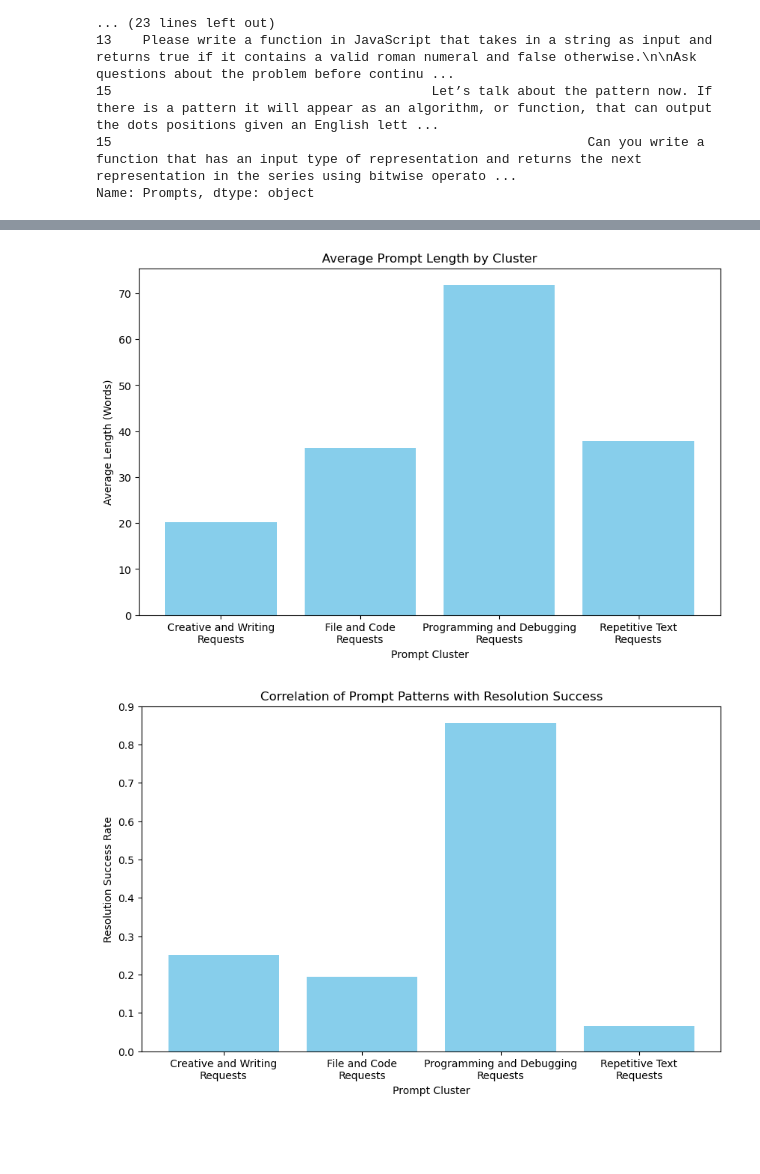
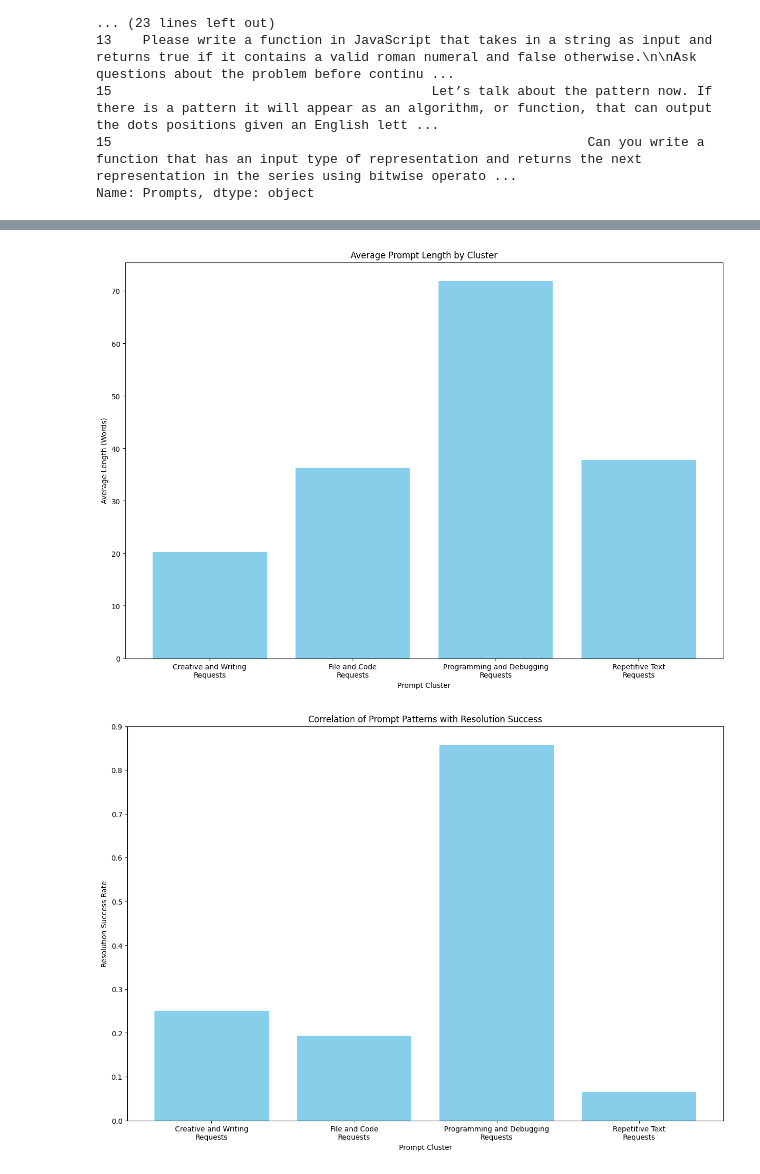
Before and after one commit to skywalker007-cpu/542_Project, a Jupyter notebook: RQ2.ipynb, the cells around one changed output, grey strips where cells are left out. Saved outputs shown, nothing was run; the diff lists cells and outputs as text; code cells hidden in the pictures; blank space fills up the shorter version.

```diff
--- a/RQ2.ipynb
+++ b/RQ2.ipynb
@@ -8,33 +8,35 @@ from collections import Counter
 import numpy as np
 import matplotlib.pyplot as plt
 
-# Paths to JSON files
-hacker_news_json_path = "20230727_195816_hn_sharings.json"
-issues_json_path = "20230727_195941_issue_sharings.json"
+# Paths to JSON files containing Hacker News discussions and issue tracking data
+hacker_news_json_path = "hack_news.json"
+issues_json_path = "issue.json"
 
-# Load and normalize the hacker_news JSON file
+# Load and normalize the Hacker News JSON file
 data_hacker_news = pd.read_json(hacker_news_json_path)
 df_hacker_news = pd.json_normalize(data_hacker_news["Sources"])
 
-# Extract prompts from ChatgptSharing
+# Function to extract prompts from ChatGPT-sharing conversations
 def extract_prompts(chatgpt_sharing):
+    """Extracts prompt text from ChatGPT-sharing conversations."""
     if not isinstance(chatgpt_sharing, list):
         return []
     return [conv.get('Prompt', '') for item in chatgpt_sharing for conv in item.get('Conversations', []) if 'Prompt' in conv]
 
+# Extract prompts and remove empty values
 df_hacker_news["Prompts"] = df_hacker_news["ChatgptSharing"].apply(extract_prompts)
 df_hacker_news = df_hacker_news.explode("Prompts").dropna(subset=["Prompts"])
 
-# Vectorize prompts
+# Convert prompt text into numerical features using TF-IDF vectorization
 vectorizer = TfidfVectorizer(max_features=1000, stop_words="english")
 X = vectorizer.fit_transform(df_hacker_news["Prompts"])
 
-# Cluster prompts into patterns
+# Apply K-Means clustering to group similar prompts into five categories
 n_clusters = 5
 kmeans = KMeans(n_clusters=n_clusters, random_state=42)
 df_hacker_news["PromptCluster"] = kmeans.fit_predict(X)
 
-# Review sample prompts for each cluster
+# Display sample prompts for each cluster to understand their characteristics
 pd.set_option('display.max_colwidth', None)
 for cluster_id, cluster_df in df_hacker_news.groupby("PromptCluster"):
     print(f"Sample Prompts for Cluster {cluster_id}:")
@@ -173,5 +143,5 @@ Top Keywords in Unsuccessful Prompts:
 # %%
-# Modify labels for two-line display
+# Modify labels for better visualization
 custom_labels = {
     "Creative and Writing Requests": "Creative and Writing\nRequests",
     "Repetitive Text Requests": "Repetitive Text\nRequests",
@@ -181,44 +151,43 @@ custom_labels = {
 }
 
 # Update indices with custom labels
 avg_prompt_length.index = avg_prompt_length.index.map(custom_labels)
 correlation.index = correlation.index.map(custom_labels)
 
-# Visualization
-plt.figure(figsize=(10, 6))
-
-# Average Prompt Length by Cluster
+# Visualization: Average Prompt Length by Cluster
+plt.figure(figsize=(15, 10))
 plt.bar(avg_prompt_length.index, avg_prompt_length.values, color='skyblue')
 plt.title("Average Prompt Length by Cluster")
 plt.xlabel("Prompt Cluster")
 plt.ylabel("Average Length (Words)")
 plt.xticks(rotation=0)
+#plt.savefig('Length.jpg', format='jpg', dpi=300)
 plt.show()
 
-# Correlation of Prompt Patterns with Resolution Success
-plt.figure(figsize=(10, 6))
+# Visualization: Correlation of Prompt Patterns with Resolution Success
+plt.figure(figsize=(15, 10))
 plt.bar(correlation.index, correlation.values, color='skyblue')
 plt.title("Correlation of Prompt Patterns with Resolution Success")
 plt.xlabel("Prompt Cluster")
 plt.ylabel("Resolution Success Rate")
 plt.xticks(rotation=0)
+#plt.savefig('Correlation.jpg', format='jpg', dpi=300)
 plt.show()
 
-# Prompt Complexity Metrics Comparison
+# Visualization: Prompt Complexity Metrics Comparison
 metrics = ['WordCount', 'UniqueWords', 'SentenceCount']
-success_values = success_metrics.values
-failure_values = failure_metrics.values
 x = np.arange(len(metrics))
 
-plt.figure(figsize=(10, 6))
-plt.bar(x - 0.2, success_values, 0.4, label='Successful Prompts', color='skyblue')
-plt.bar(x + 0.2, failure_values, 0.4, label='Unsuccessful Prompts', color='pink')
+plt.figure(figsize=(15, 10))
+plt.bar(x - 0.2, success_metrics.values, 0.4, label='Successful Prompts', color='skyblue')
+plt.bar(x + 0.2, failure_metrics.values, 0.4, label='Unsuccessful Prompts', color='pink')
 plt.xticks(x, metrics)
 plt.title("Prompt Complexity Metrics: Successful vs Unsuccessful Prompts")
 plt.xlabel("Metrics")
 plt.ylabel("Average Value")
 plt.legend()
+#plt.savefig('Complexity.jpg', format='jpg', dpi=300)
 plt.show()
 # %% [output]
-[figure, old version]
+[figure, new version]
-[figure, old version]
+[figure, new version]
```
Also changed, not shown: parts of 4 cells of this notebook.
